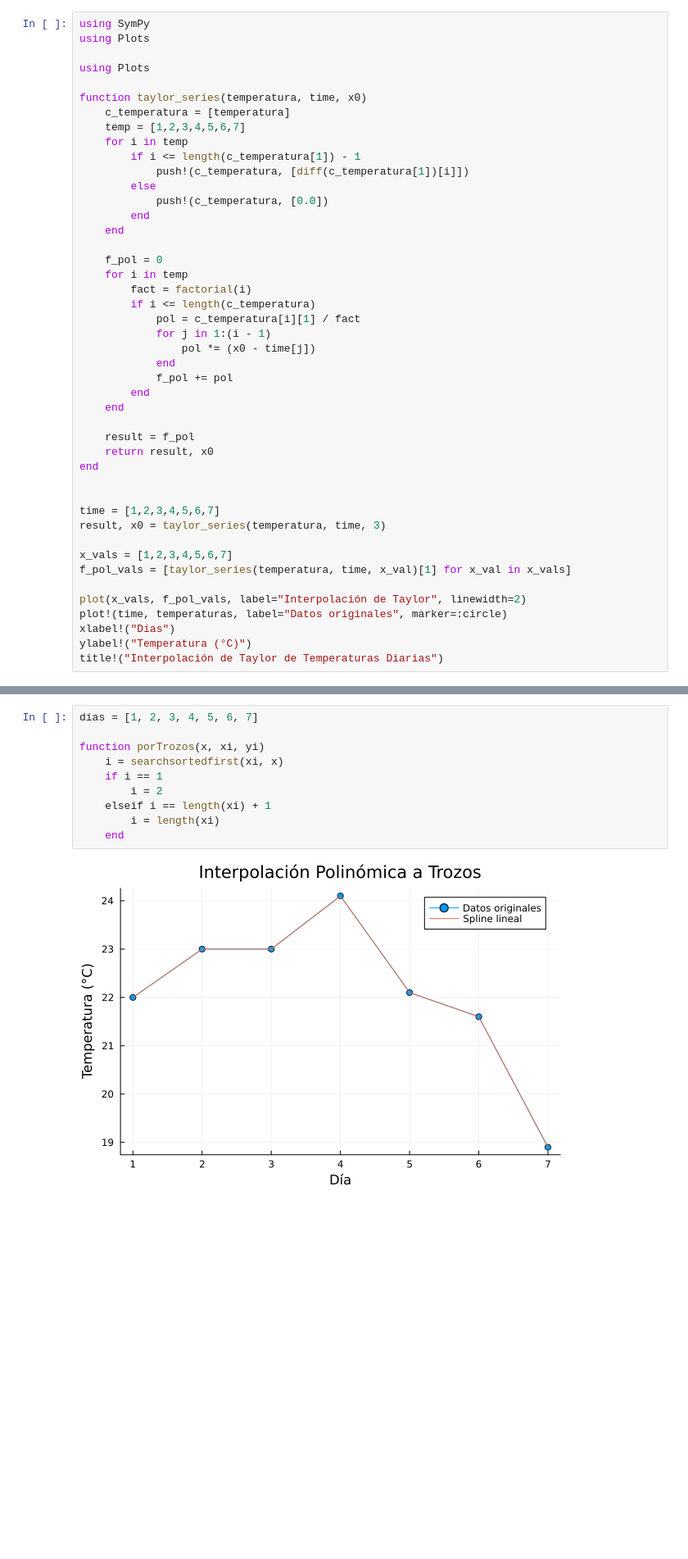
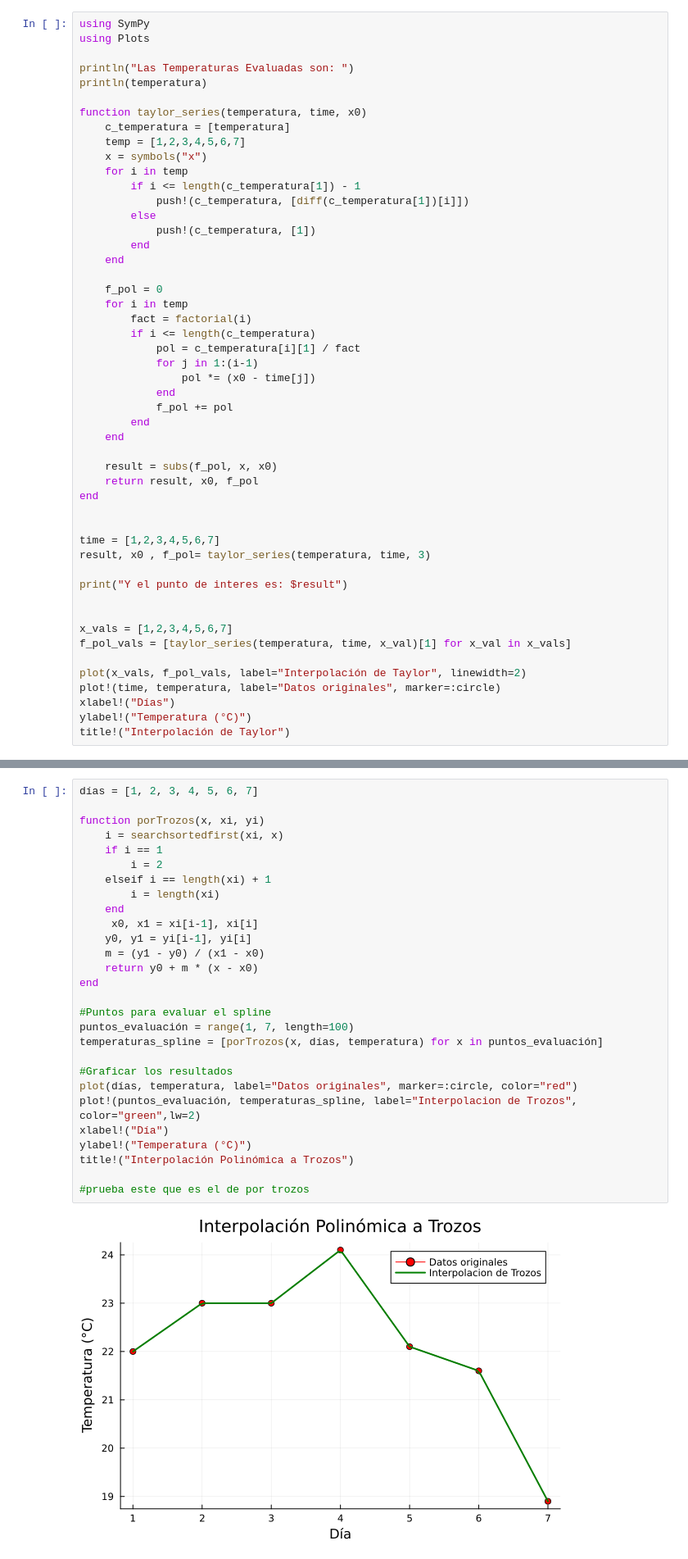
Before and after one commit to ElAdagioDeJP/Calculo_Numerico_Grupal, a Jupyter notebook: Evaluacion_2.py/Graficacion_Meteorologica_Interpolacion.ipynb, the cells around one changed output, grey strips where cells are left out. Shown: that part at 82% size. Saved outputs shown, nothing was run; the diff lists cells and outputs as text; blank space fills up the shorter version.

```diff
--- a/Evaluacion_2.py/Graficacion_Meteorologica_Interpolacion.ipynb
+++ b/Evaluacion_2.py/Graficacion_Meteorologica_Interpolacion.ipynb
@@ -118,16 +118,18 @@ end
 using SymPy
 using Plots
 
-using Plots
+println("Las Temperaturas Evaluadas son: ")
+println(temperatura)
 
 function taylor_series(temperatura, time, x0)
     c_temperatura = [temperatura]
     temp = [1,2,3,4,5,6,7]
+    x = symbols("x")
     for i in temp
         if i <= length(c_temperatura[1]) - 1
             push!(c_temperatura, [diff(c_temperatura[1])[i]])
         else
-            push!(c_temperatura, [0.0])
+            push!(c_temperatura, [1])
         end
     end
 
@@ -136,27 +138,30 @@ function taylor_series(temperatura, time, x0)
         fact = factorial(i)
         if i <= length(c_temperatura)
             pol = c_temperatura[i][1] / fact
-            for j in 1:(i - 1)
+            for j in 1:(i-1)
                 pol *= (x0 - time[j])
             end
             f_pol += pol
         end
     end
 
-    result = f_pol
-    return result, x0
+    result = subs(f_pol, x, x0)
+    return result, x0, f_pol
 end
 
 
 time = [1,2,3,4,5,6,7]
-result, x0 = taylor_series(temperatura, time, 3)
+result, x0 , f_pol= taylor_series(temperatura, time, 3)
+
+print("Y el punto de interes es: $result")
+
 
 x_vals = [1,2,3,4,5,6,7]
 f_pol_vals = [taylor_series(temperatura, time, x_val)[1] for x_val in x_vals]
 
 plot(x_vals, f_pol_vals, label="Interpolación de Taylor", linewidth=2)
-plot!(time, temperaturas, label="Datos originales", marker=:circle)
+plot!(time, temperatura, label="Datos originales", marker=:circle)
 xlabel!("Días")
 ylabel!("Temperatura (°C)")
-title!("Interpolación de Taylor de Temperaturas Diarias")
+title!("Interpolación de Taylor")
 # %% [output]
@@ -203,15 +211,33 @@ LoadError: Expects 100 elements in each col of y, found 7.
 # %%
 días = [1, 2, 3, 4, 5, 6, 7]
 
 function porTrozos(x, xi, yi)
     i = searchsortedfirst(xi, x)
     if i == 1
         i = 2
     elseif i == length(xi) + 1
         i = length(xi)
     end
+     x0, x1 = xi[i-1], xi[i]
+    y0, y1 = yi[i-1], yi[i]
+    m = (y1 - y0) / (x1 - x0)
+    return y0 + m * (x - x0)
+end
+
+#Puntos para evaluar el spline
+puntos_evaluación = range(1, 7, length=100)
+temperaturas_spline = [porTrozos(x, días, temperatura) for x in puntos_evaluación]
+
+#Graficar los resultados
+plot(días, temperatura, label="Datos originales", marker=:circle, color="red")
+plot!(puntos_evaluación, temperaturas_spline, label="Interpolacion de Trozos", color="green",lw=2)
+xlabel!("Día")
+ylabel!("Temperatura (°C)")
+title!("Interpolación Polinómica a Trozos")
+
+#prueba este que es el de por trozos
 # %% [output]
-[figure, old version]
+[figure, new version]
 # %% [markdown]
 ## Interpolación de Hermite
 # %%
```
Also changed, not shown: parts of 2 cells of this notebook.
